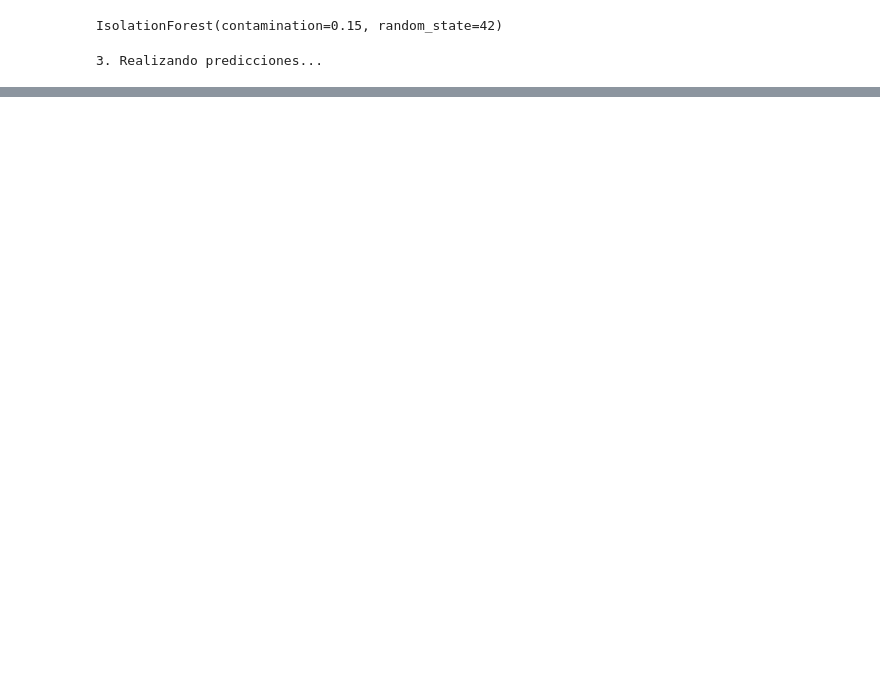
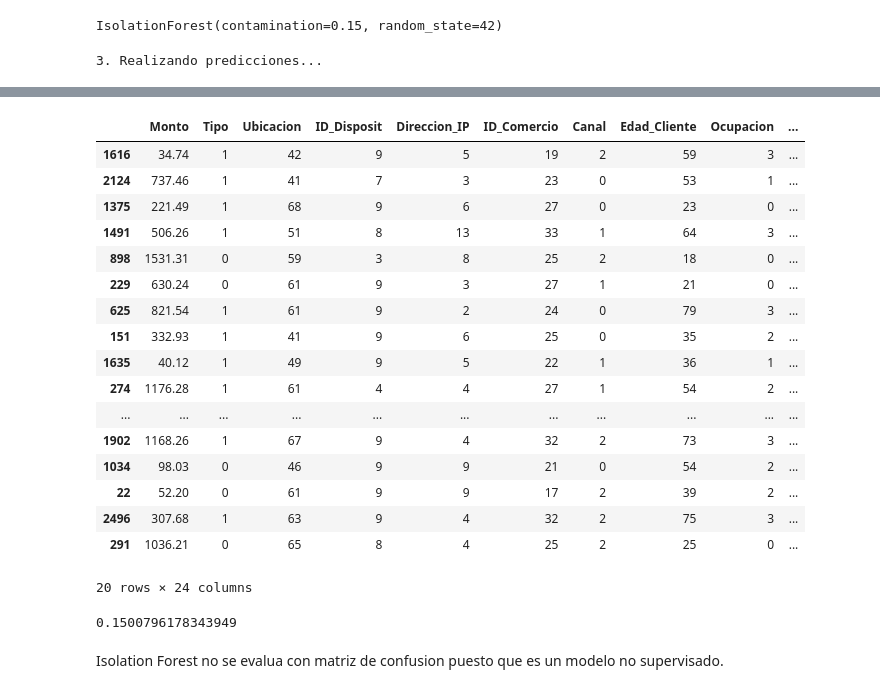
Before and after one commit to NestorDiazDataSC/Analisis_de_Datos, a Jupyter notebook: Deteccion_Fraude_Isolation_Forest/[O] Isolation Forest.ipynb, the cells around one changed output, grey strips where cells are left out. Cells and saved outputs as stored; diff of their text form; code cells hidden in the pictures; blank space fills up the shorter version.

```diff
--- a/Deteccion_Fraude_Isolation_Forest/[O] Isolation Forest.ipynb
+++ b/Deteccion_Fraude_Isolation_Forest/[O] Isolation Forest.ipynb
@@ -298,5 +278,3 @@ Name: count, dtype: int64
-# %%
-df['Anomalia'] = y_pred
 # %%
 df.sample(3)
 # %% [output]
@@ -346,0 +313,30 @@ plt.show()
+# %%
+df['score'] = scores
+df.sort_values('score').head(20)  # los 20 más raros
+# %% [output]
+|  | Monto | Tipo | Ubicacion | ID_Disposit | Direccion_IP | ID_Comercio | Canal | Edad_Cliente | Ocupacion | ... |
+| 1616 | 34.74 | 1 | 42 | 9 | 5 | 19 | 2 | 59 | 3 | ... |
+| 2124 | 737.46 | 1 | 41 | 7 | 3 | 23 | 0 | 53 | 1 | ... |
+| 1375 | 221.49 | 1 | 68 | 9 | 6 | 27 | 0 | 23 | 0 | ... |
+| 1491 | 506.26 | 1 | 51 | 8 | 13 | 33 | 1 | 64 | 3 | ... |
+| 898 | 1531.31 | 0 | 59 | 3 | 8 | 25 | 2 | 18 | 0 | ... |
+| 229 | 630.24 | 0 | 61 | 9 | 3 | 27 | 1 | 21 | 0 | ... |
+| 625 | 821.54 | 1 | 61 | 9 | 2 | 24 | 0 | 79 | 3 | ... |
+| 151 | 332.93 | 1 | 41 | 9 | 6 | 25 | 0 | 35 | 2 | ... |
+| 1635 | 40.12 | 1 | 49 | 9 | 5 | 22 | 1 | 36 | 1 | ... |
+| 274 | 1176.28 | 1 | 61 | 4 | 4 | 27 | 1 | 54 | 2 | ... |
+| ... | ... | ... | ... | ... | ... | ... | ... | ... | ... | ... |
+| 1902 | 1168.26 | 1 | 67 | 9 | 4 | 32 | 2 | 73 | 3 | ... |
+| 1034 | 98.03 | 0 | 46 | 9 | 9 | 21 | 0 | 54 | 2 | ... |
+| 22 | 52.20 | 0 | 61 | 9 | 9 | 17 | 2 | 39 | 2 | ... |
+| 2496 | 307.68 | 1 | 63 | 9 | 4 | 32 | 2 | 75 | 3 | ... |
+| 291 | 1036.21 | 0 | 65 | 8 | 4 | 25 | 2 | 25 | 0 | ... |
+20 rows × 24 columns
+# %%
+pred = model.fit_predict(X)
+outliers = (pred == -1).mean()
+print(outliers)
+# %% [output]
+0.1500796178343949
+# %% [markdown]
+Isolation Forest no se evalua con matriz de confusion puesto que es un modelo no supervisado.
```
Also changed, not shown: parts of 33 cells of this notebook.
